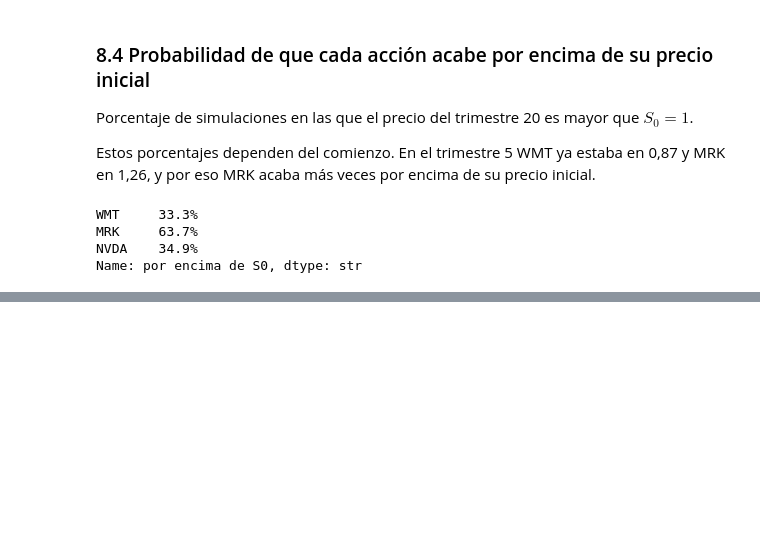
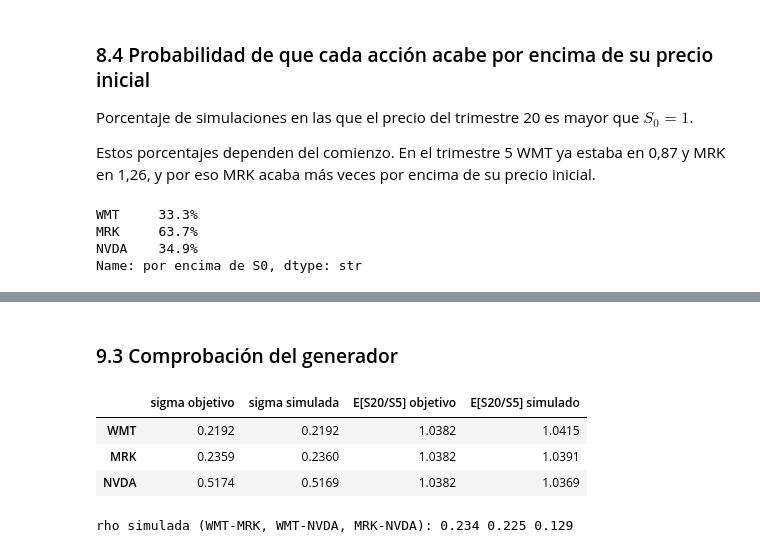
Before and after one commit to alvmorenobl/bbva-option-pricing-montecarlo-rnn, a Jupyter notebook: montecarlo.ipynb, the cells around one changed output, grey strips where cells are left out. Drawn from its saved outputs; the diff is of its cells as text; code cells hidden in the pictures; blank space fills up the shorter version.

```diff
--- a/montecarlo.ipynb
+++ b/montecarlo.ipynb
@@ -268,0 +320,18 @@ Name: por encima de S0, dtype: str
+# %% [markdown]
+### 9.3 Comprobación del generador
+# %%
+lr = np.log(S2[:, 1:] / S2[:, :-1]).reshape(-1, 3)    # log-rentabilidades trimestrales del tramo aleatorio
+c_sim = np.corrcoef(lr.T)
+validacion = pd.DataFrame({
+    "sigma objetivo": sigma, "sigma simulada": lr.std(axis=0) / np.sqrt(dt),
+    "E[S20/S5] objetivo": np.exp(mu * n_resto * dt),
+    "E[S20/S5] simulado": S2[:, -1].mean(axis=0) / S2[0, 0],
+}, index=acciones).round(4)
+display(validacion)
+print("rho simulada (WMT-MRK, WMT-NVDA, MRK-NVDA):", c_sim[0, 1].round(3), c_sim[0, 2].round(3), c_sim[1, 2].round(3))
+# %% [output]
+|  | sigma objetivo | sigma simulada | E[S20/S5] objetivo | E[S20/S5] simulado |
+| WMT | 0.2192 | 0.2192 | 1.0382 | 1.0415 |
+| MRK | 0.2359 | 0.2360 | 1.0382 | 1.0391 |
+| NVDA | 0.5174 | 0.5169 | 1.0382 | 1.0369 |
+rho simulada (WMT-MRK, WMT-NVDA, MRK-NVDA): 0.234 0.225 0.129
```
Also changed, not shown: parts of 6 cells of this notebook, 2 other files.
